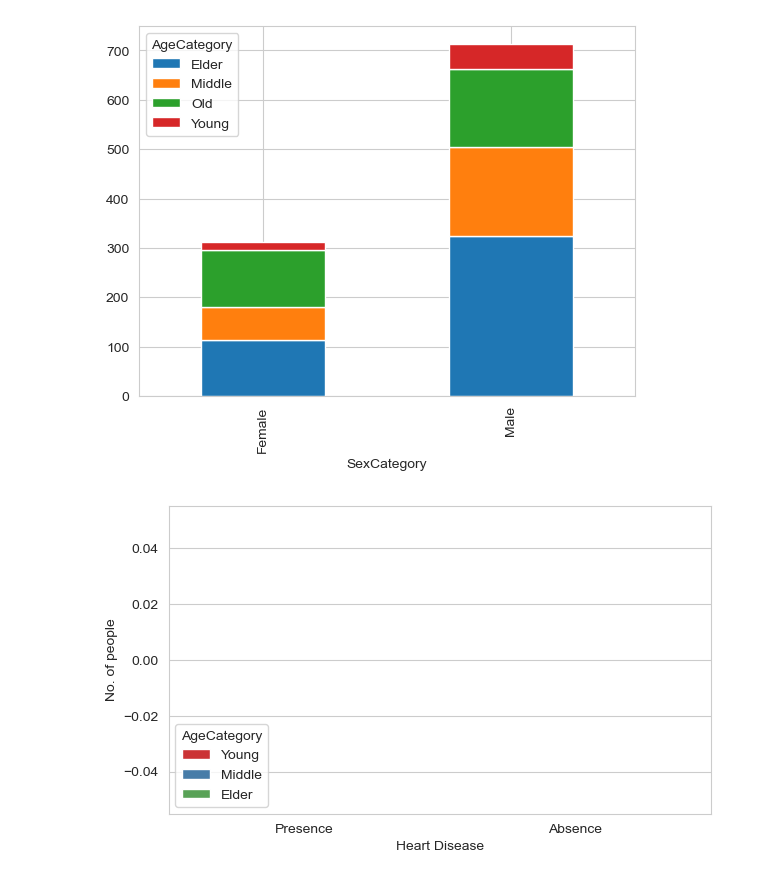
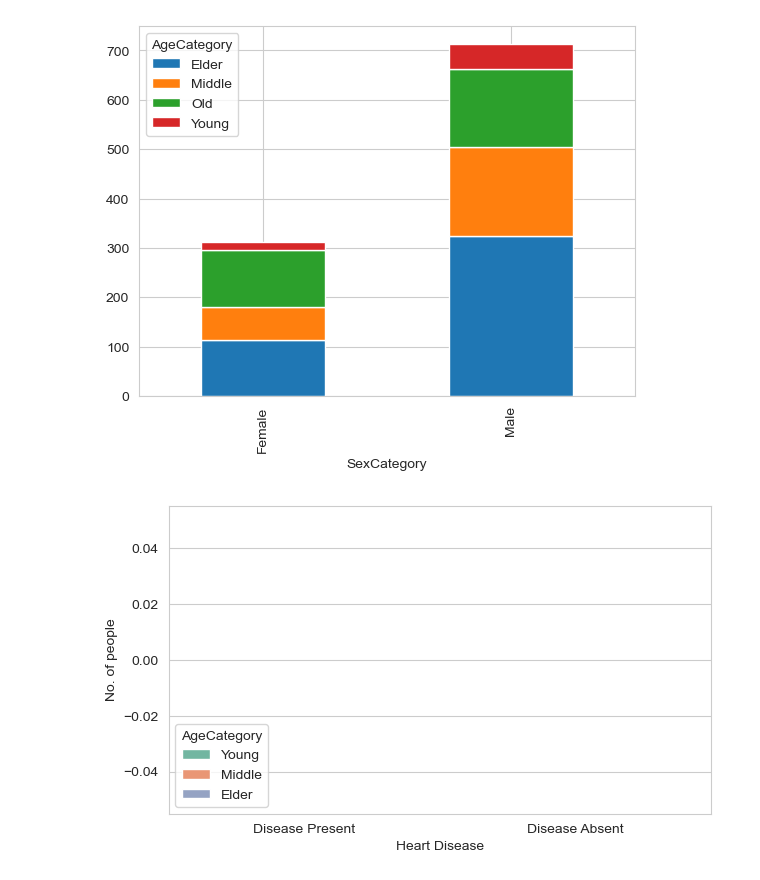
Before and after one commit to pratyusha-garaye/Heart-Disease-Diagnostic-Analysis, a Jupyter notebook: ClassifierCode.ipynb, the cells around one changed output. Saved outputs shown, nothing was run; the diff lists cells and outputs as text; code cells hidden in the pictures.

```diff
--- a/ClassifierCode.ipynb
+++ b/ClassifierCode.ipynb
@@ -160,9 +160,9 @@ counts.plot(kind='bar', stacked= True)
 # %%
 #categorising heart disease based on age
 plt.figure(figsize=(7,4))
-sns.countplot(x='HeartDisease', hue='AgeCategory', hue_order= ['Young', 'Middle', 'Elder'] ,data=data,order=['Presence', 'Absence'], palette= 'Set1')
+sns.countplot(x=data['HeartDisease'], hue=data['AgeCategory'], hue_order= ['Young', 'Middle', 'Elder'] ,data=data,order=['Disease Present', 'Disease Absent'], palette= 'Set2')
 plt.xlabel('Heart Disease', fontsize= 10)
 plt.ylabel('No. of people', fontsize= 10)
 plt.show()
 # %% [output]
-[figure, old version]
+[figure, new version]
```
Also changed, not shown: parts of 4 cells of this notebook, 1 other file.
